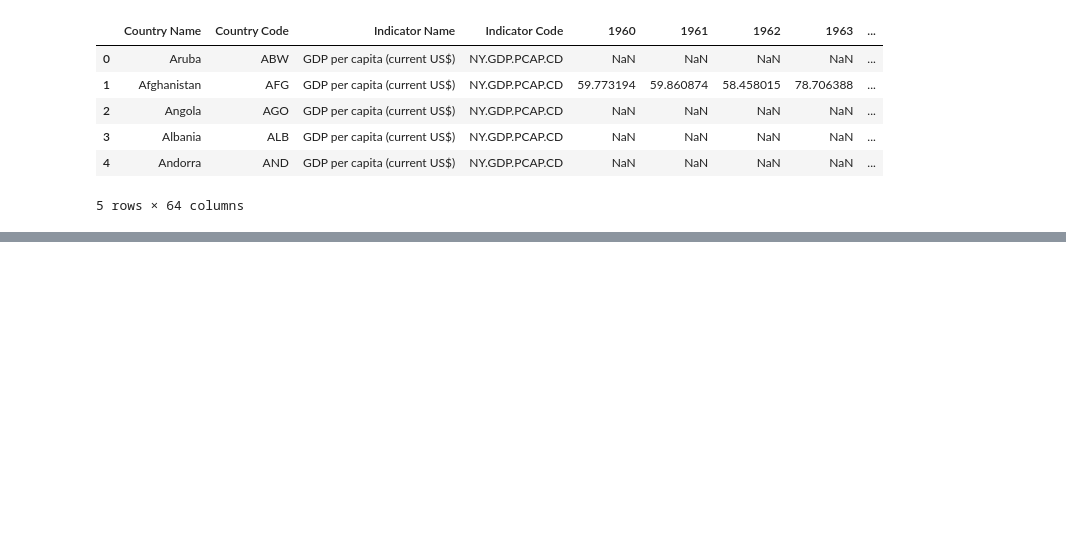
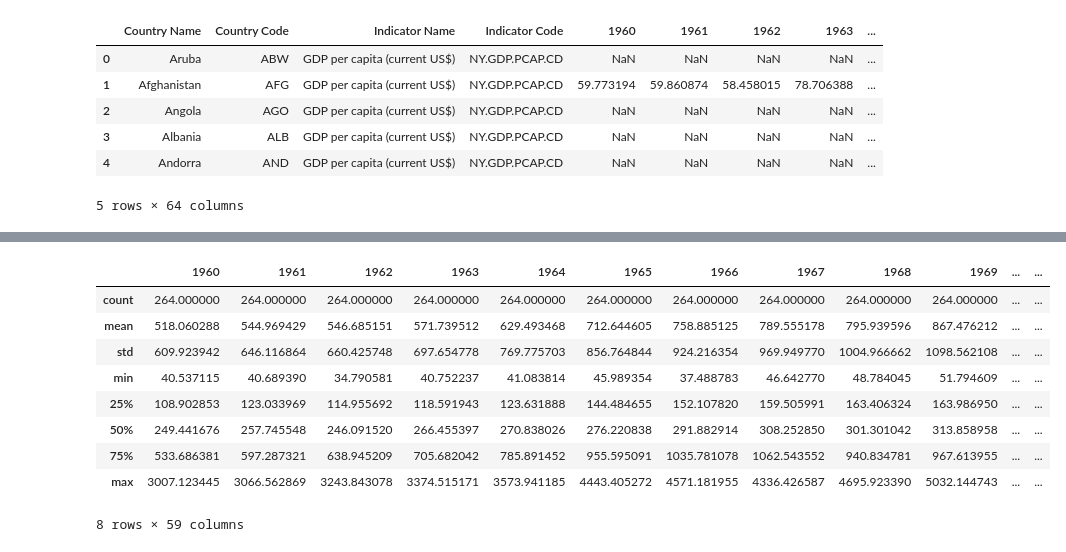
Before and after one commit to ErickaBermudez/ds-olympics, a Jupyter notebook: final.ipynb, the cells around one changed output, grey strips where cells are left out. Saved outputs shown, nothing was run; the diff lists cells and outputs as text; code cells hidden in the pictures; blank space fills up the shorter version.

```diff
--- a/final.ipynb
+++ b/final.ipynb
@@ -74,0 +97,3 @@ df_GDP
+# %%
+# fill the NaN values
+df_GDP = df_GDP.fillna(method='backfill')
@@ -74,0 +102,3 @@ df_GDP
+# %%
+df_GDP = df_GDP.drop( columns="2019")
+df_GDP.head()
@@ -74,0 +113,13 @@ df_GDP
+# %%
+df_GDP.describe()
+# %% [output]
+|  | 1960 | 1961 | 1962 | 1963 | 1964 | 1965 | 1966 | 1967 | 1968 | 1969 | ... | ... |
+| count | 264.000000 | 264.000000 | 264.000000 | 264.000000 | 264.000000 | 264.000000 | 264.000000 | 264.000000 | 264.000000 | 264.000000 | ... | ... |
+| mean | 518.060288 | 544.969429 | 546.685151 | 571.739512 | 629.493468 | 712.644605 | 758.885125 | 789.555178 | 795.939596 | 867.476212 | ... | ... |
+| std | 609.923942 | 646.116864 | 660.425748 | 697.654778 | 769.775703 | 856.764844 | 924.216354 | 969.949770 | 1004.966662 | 1098.562108 | ... | ... |
+| min | 40.537115 | 40.689390 | 34.790581 | 40.752237 | 41.083814 | 45.989354 | 37.488783 | 46.642770 | 48.784045 | 51.794609 | ... | ... |
+| 25% | 108.902853 | 123.033969 | 114.955692 | 118.591943 | 123.631888 | 144.484655 | 152.107820 | 159.505991 | 163.406324 | 163.986950 | ... | ... |
+| 50% | 249.441676 | 257.745548 | 246.091520 | 266.455397 | 270.838026 | 276.220838 | 291.882914 | 308.252850 | 301.301042 | 313.858958 | ... | ... |
+| 75% | 533.686381 | 597.287321 | 638.945209 | 705.682042 | 785.891452 | 955.595091 | 1035.781078 | 1062.543552 | 940.834781 | 967.613955 | ... | ... |
+| max | 3007.123445 | 3066.562869 | 3243.843078 | 3374.515171 | 3573.941185 | 4443.405272 | 4571.181955 | 4336.426587 | 4695.923390 | 5032.144743 | ... | ... |
+8 rows × 59 columns
```
Also changed, not shown: parts of 18 cells of this notebook.
